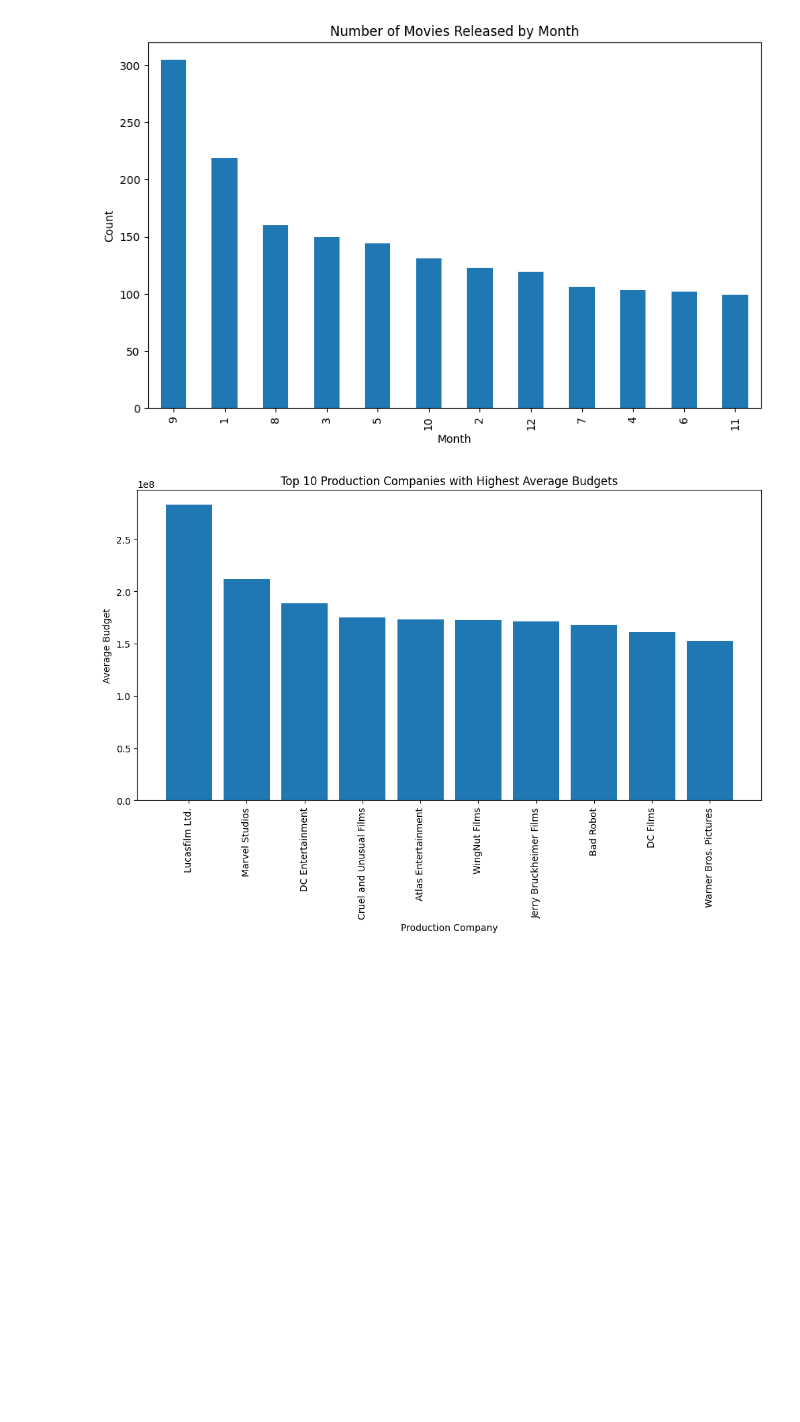
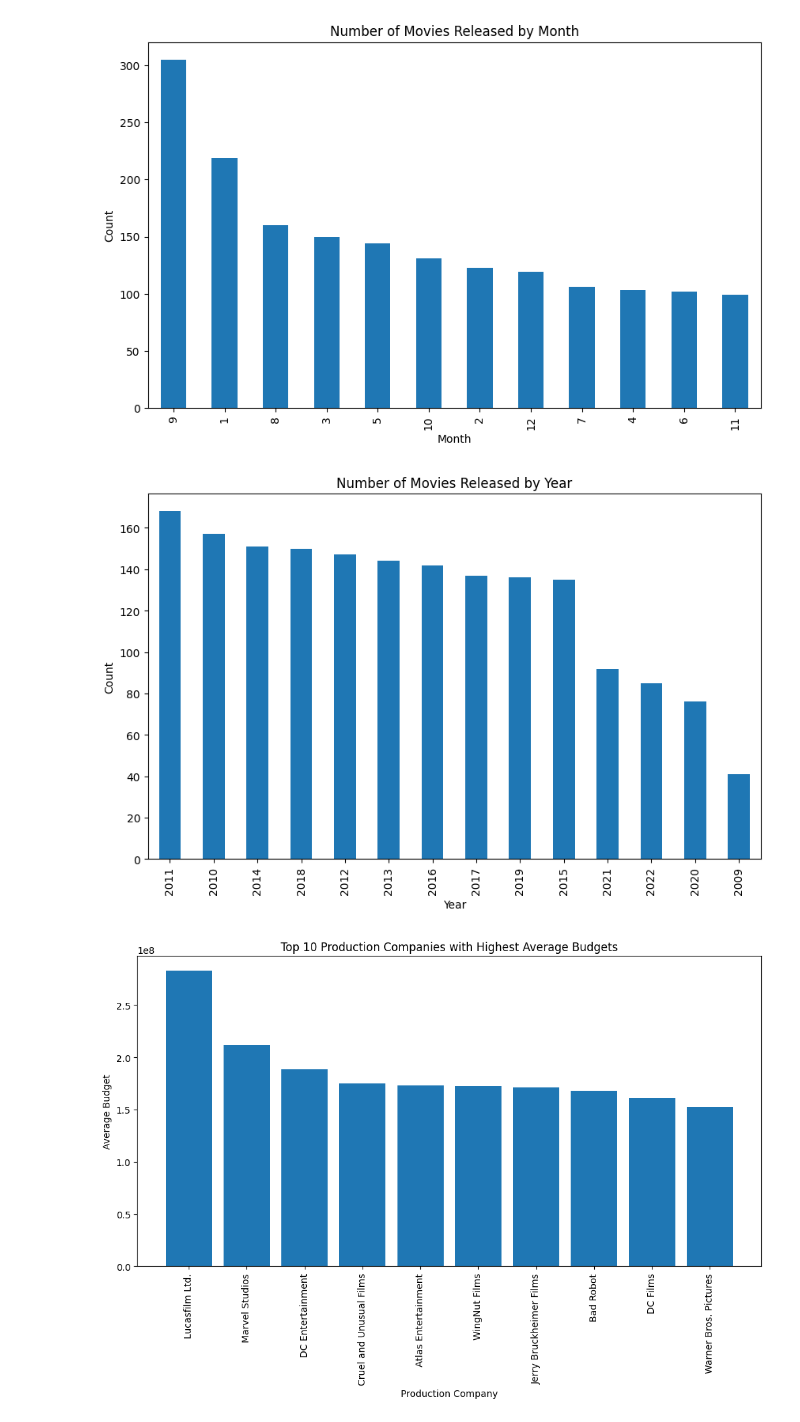
Before and after one commit to tasinms/Movie-Box-Office-Prediction, a Jupyter notebook: DataAnalysis.ipynb, the cells around one changed output. Drawn from its saved outputs; the diff is of its cells as text; code cells hidden in the pictures; blank space fills up the shorter version.

```diff
--- a/DataAnalysis.ipynb
+++ b/DataAnalysis.ipynb
@@ -186,6 +184,18 @@ plt.ylabel('Count')
 plt.show()
 # %% [output]
 [figure]
+# %%
+# Can Help To See Which Months Most Movies Are Released
+monthCounts = movies['Release Year'].value_counts()
+
+plt.figure(figsize=(10, 6))
+monthCounts.plot(kind='bar')
+plt.title('Number of Movies Released by Year')
+plt.xlabel('Year')
+plt.ylabel('Count')
+plt.show()
+# %% [output]
+[figure, added]
 # %%
 # Flatten The List Of Lists
 allCompanies = [company for sublist in movies['Production companies'] for company in sublist]
```
Also changed, not shown: parts of 7 cells of this notebook, 13 other files.
